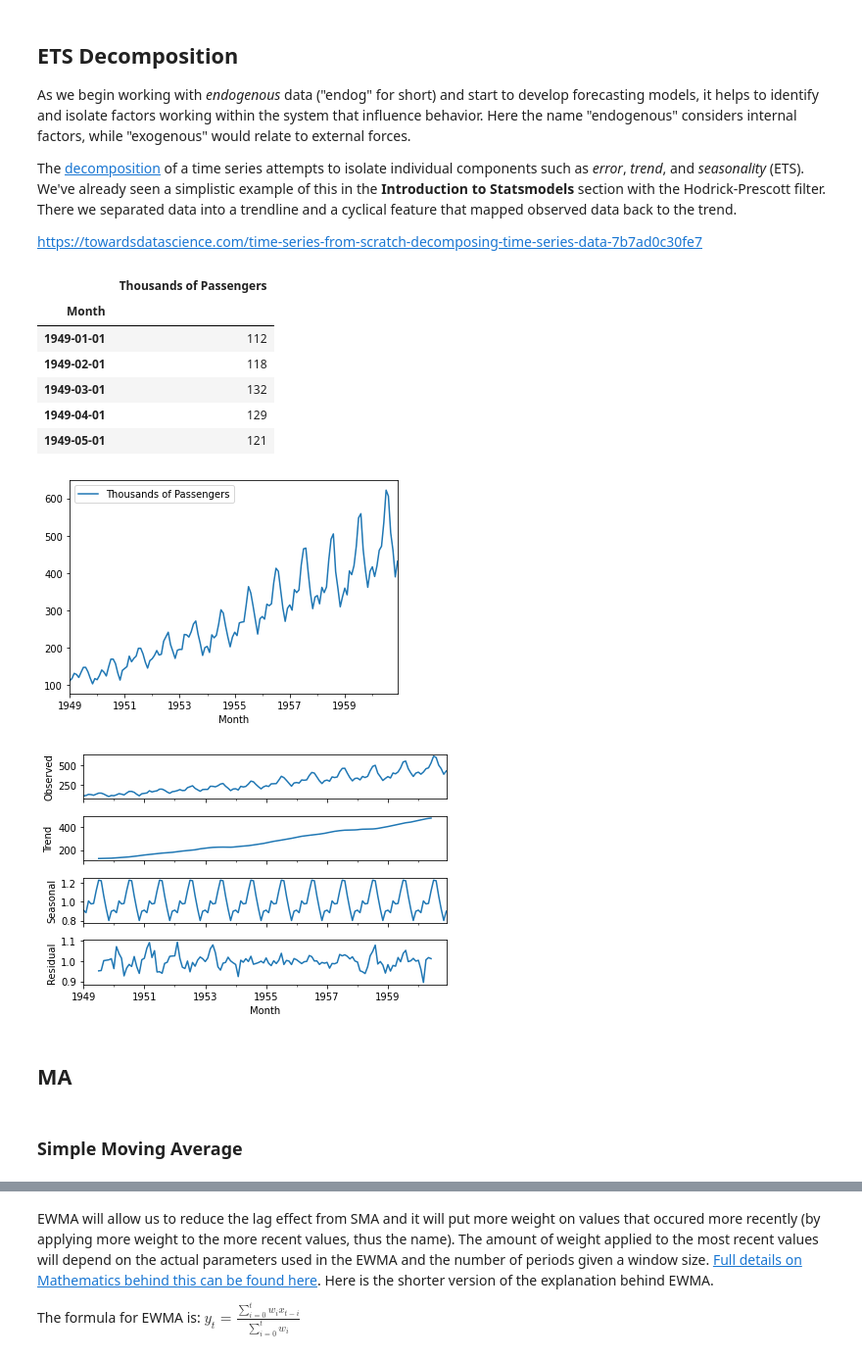
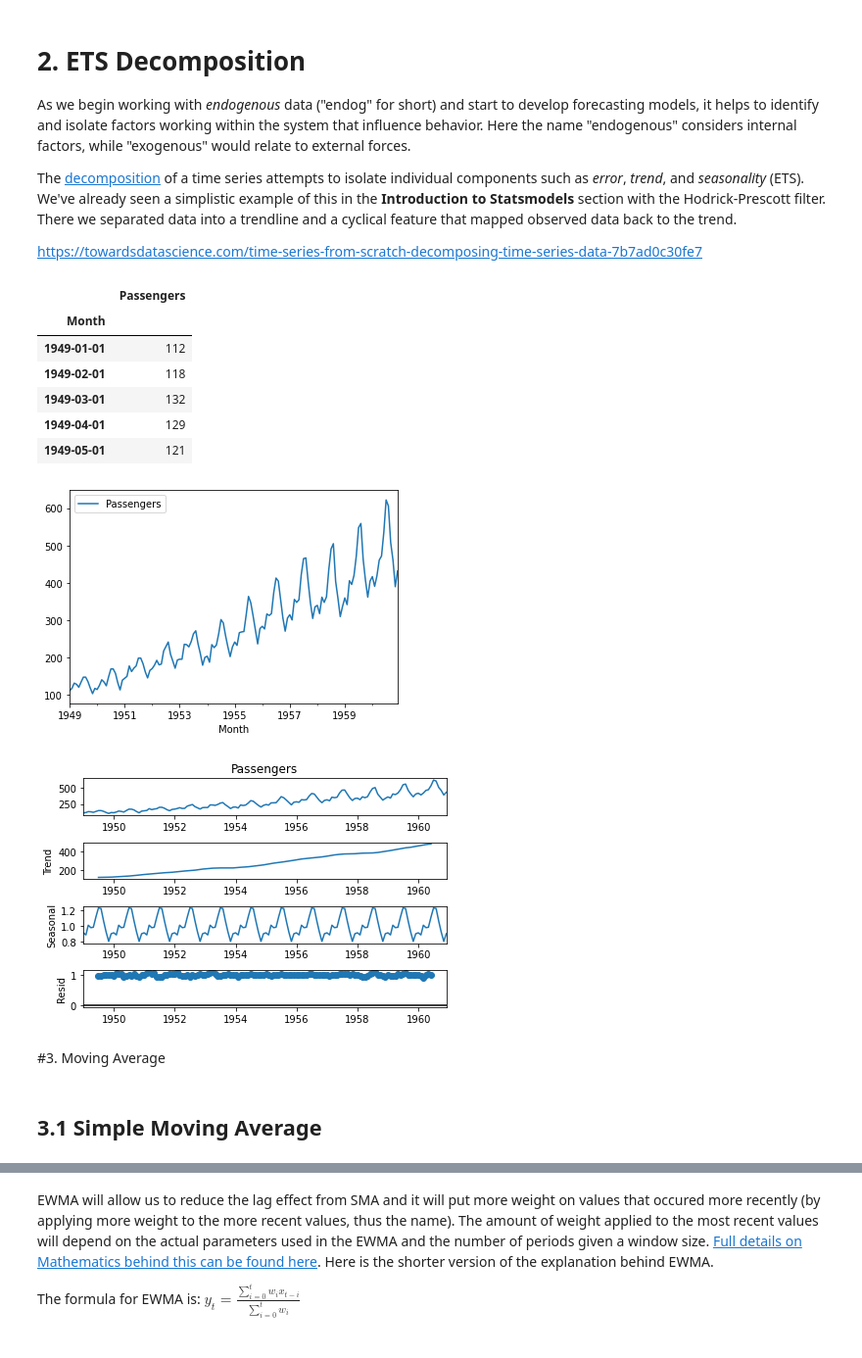
Before and after one commit to ChanCheeKean/DataScience, a Jupyter notebook: 02 - Time Series/02 - Time Series Analysis.ipynb, the cells around one changed output, grey strips where cells are left out. Shown at 98% size. Saved outputs shown, nothing was run; the diff lists cells and outputs as text; code cells hidden in the pictures.

Commit message:
replace data files

```diff
--- a/02 - Time Series/02 - Time Series Analysis.ipynb
+++ b/02 - Time Series/02 - Time Series Analysis.ipynb
@@ -50,5 +44,5 @@ df[['trend','realgdp']].plot().autoscale(axis='x',tight=True);
 # %% [markdown]
-## ETS Decomposition
+# 2. ETS Decomposition
 
 As we begin working with <em>endogenous</em> data ("endog" for short) and start to develop forecasting models, it helps to identify and isolate factors working within the system that influence behavior. Here the name "endogenous" considers internal factors, while "exogenous" would relate to external forces.
 
@@ -56,11 +50,11 @@ The <a href='https://en.wikipedia.org/wiki/Decomposition_of_time_series'>decompo
 
 https://towardsdatascience.com/time-series-from-scratch-decomposing-time-series-data-7b7ad0c30fe7
 # %%
-airline = pd.read_csv('./data/airline_passengers.csv',index_col='Month',parse_dates=True)
+airline = pd.read_csv('https://raw.githubusercontent.com/jbrownlee/Datasets/master/monthly-airline-passengers.csv',index_col='Month',parse_dates=True)
 airline.dropna(inplace=True)
 airline.head()
 # %% [output]
-|  | Thousands of Passengers |
+|  | Passengers |
 | Month |  |
 | 1949-01-01 | 112 |
 | 1949-02-01 | 118 |
@@ -70,14 +64,14 @@ airline.head()
 # %%
 airline.plot();
 # %% [output]
-[figure, old version]
+[figure, new version]
 # %%
-result = seasonal_decompose(airline['Thousands of Passengers'], model='multiplicative')
+result = seasonal_decompose(airline['Passengers'], model='multiplicative')
 result.plot();
 # %% [output]
-[figure, old version]
+[figure, new version]
-# %% [markdown]
-## MA
+# %% [markdown]
+#3. Moving Average
 # %% [markdown]
-### Simple Moving Average
+## 3.1 Simple Moving Average
 # %%
```
Also changed, not shown: parts of 34 cells of this notebook, 26 other files.
